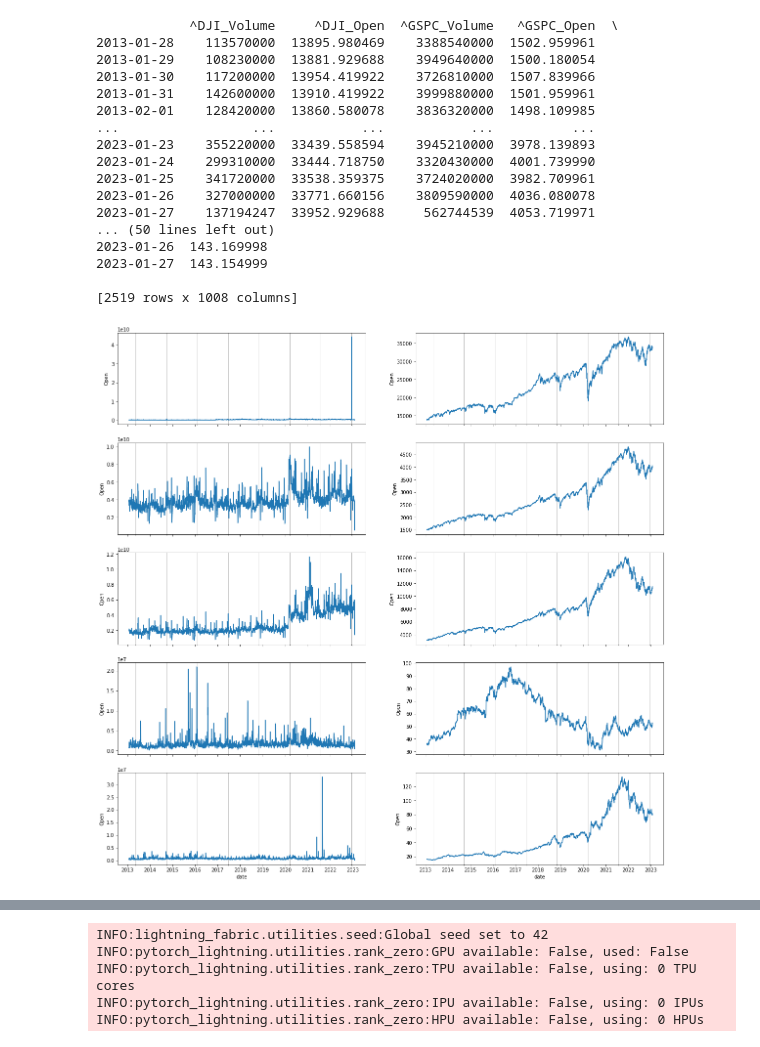
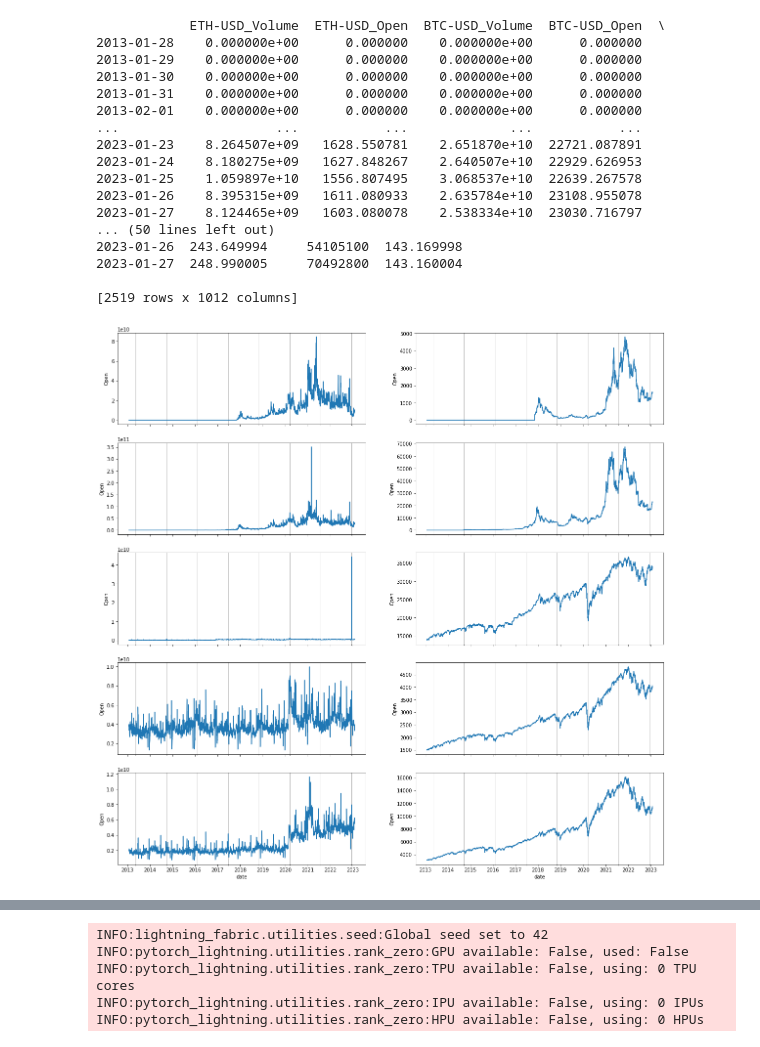
Before and after one commit to MuralidharB/tft-stocks, a Jupyter notebook: TFT_stocks.ipynb, the cells around one changed output, grey strips where cells are left out. Cells and saved outputs as stored; diff of their text form; code cells hidden in the pictures.

```diff
--- a/TFT_stocks.ipynb
+++ b/TFT_stocks.ipynb
@@ -88,51 +70,54 @@ stocks = ['AAPL', 'MSFT', 'GOOG', 'GOOGL', 'AMZN', 'UNH', 'XOM', 'JNJ', 'V', 'JP
           'EVRG', 'CPRT', 'BEN', 'IRM', 'VTRS', 'EXPE', 'FLT', 'LW', 'GEN', 'PEAK', 'L', 'KIM', 'APA', 'IPG',
           'ESS', 'NTAP', 'RE', 'NDSN', 'LNT', 'AKAM', 'LDOS', 'IP', 'TYL', 'TRMB', 'SNA', 'UDR', 'PARA', 'JKHY',
           'CBOE', 'CE', 'BIO', 'POOL', 'MTCH', 'EQT', 'SWK', 'PKG', 'WDC', 'TFX', 'MKTX', 'CPT', 'DPZ', 'CRL', 'GL',
           'STX', 'HST', 'VFC', 'MAS', 'NWS', 'NWSA', 'NI', 'PHM', 'CHRW', 'WYNN', 'HSIC', 'CCL', 'EMN', 'KMX', 'REG',
           'BXP', 'UHS', 'BBWI', 'JNPR', 'TPR', 'BWA', 'AAL', 'ALLE', 'QRVO', 'CZR', 'CDAY', 'WRK', 'AOS', 'AAP', 'HII',
           'HAS', 'IVZ', 'CMA', 'FFIV', 'CTLT', 'PNW', 'WHR', 'FRT', 'RHI', 'PNR', 'DISH', 'SEE', 'RL', 'ZION', 'OGN',
           'NRG', 'XRAY', 'MHK', 'DVA', 'SBNY', 'GNRC', 'AIZ', 'DXC', 'NWL', 'ALK', 'NCLH', 'LUMN', 'LNC', 'VNO', 'TECH',
-          'TAP', '^IXIC', '^GSPC', '^DJI']
+          'TAP', '^IXIC', '^GSPC', '^DJI', 'BTC-USD', 'ETH-USD']
 
 stocks_ts = pd.DataFrame()
 for stock in stocks:
     data = yahooFinance.Ticker(stock).history(period="10y")
+    data.index = data.index.date
     d = data.copy()[['Open', 'Volume']]
     stocks_ts.insert(0, stock+"_Open", d['Open'])
     stocks_ts.insert(0, stock+"_Volume", d['Volume'])
+    stocks_ts[stock+"_Open"] = stocks_ts[stock+'_Open'].fillna(0)
+    stocks_ts[stock+"_Volume"] = stocks_ts[stock+'_Volume'].fillna(0)
 
-stocks_ts.index = stocks_ts.index.date
+stocks_ts.fillna(0)
 print(stocks_ts)
 
 # add other indicators
 # inflation rate, interest rate, employment
 
 fig, axs = plt.subplots(5, 2, figsize=(20, 20), sharex=True)
 axx = axs.ravel()
 for i in range(0, 10):
     stocks_ts[stocks_ts.columns[i]].plot(ax=axx[i])
     axx[i].set_xlabel("date")
     axx[i].set_ylabel("Open")
     axx[i].grid(which='minor', axis='x')
 # %% [output]
-            ^DJI_Volume     ^DJI_Open  ^GSPC_Volume   ^GSPC_Open  \
-2013-01-28    113570000  13895.980469    3388540000  1502.959961
-2013-01-29    108230000  13881.929688    3949640000  1500.180054
-2013-01-30    117200000  13954.419922    3726810000  1507.839966
-2013-01-31    142600000  13910.419922    3999880000  1501.959961
-2013-02-01    128420000  13860.580078    3836320000  1498.109985
-...                 ...           ...           ...          ...
-2023-01-23    355220000  33439.558594    3945210000  3978.139893
-2023-01-24    299310000  33444.718750    3320430000  4001.739990
-2023-01-25    341720000  33538.359375    3724020000  3982.709961
-2023-01-26    327000000  33771.660156    3809590000  4036.080078
-2023-01-27    137194247  33952.929688     562744539  4053.719971
+            ETH-USD_Volume  ETH-USD_Open  BTC-USD_Volume  BTC-USD_Open  \
+2013-01-28    0.000000e+00      0.000000    0.000000e+00      0.000000
+2013-01-29    0.000000e+00      0.000000    0.000000e+00      0.000000
+2013-01-30    0.000000e+00      0.000000    0.000000e+00      0.000000
+2013-01-31    0.000000e+00      0.000000    0.000000e+00      0.000000
+2013-02-01    0.000000e+00      0.000000    0.000000e+00      0.000000
+...                    ...           ...             ...           ...
+2023-01-23    8.264507e+09   1628.550781    2.651870e+10  22721.087891
+2023-01-24    8.180275e+09   1627.848267    2.640507e+10  22929.626953
+2023-01-25    1.059897e+10   1556.807495    3.068537e+10  22639.267578
+2023-01-26    8.395315e+09   1611.080933    2.635784e+10  23108.955078
+2023-01-27    8.124465e+09   1603.080078    2.538334e+10  23030.716797
 ... (50 lines left out)
-2023-01-26  143.169998
-2023-01-27  143.154999
+2023-01-26  243.649994     54105100  143.169998
+2023-01-27  248.990005     70492800  143.160004
 
-[2519 rows x 1008 columns]
+[2519 rows x 1012 columns]
-[figure, old version]
+[figure, new version]
 # %%
 import pandas as pd
 infvalues=pd.read_csv("/content/sample_data/Book2.csv")
```
Also changed, not shown: parts of 14 cells of this notebook.
